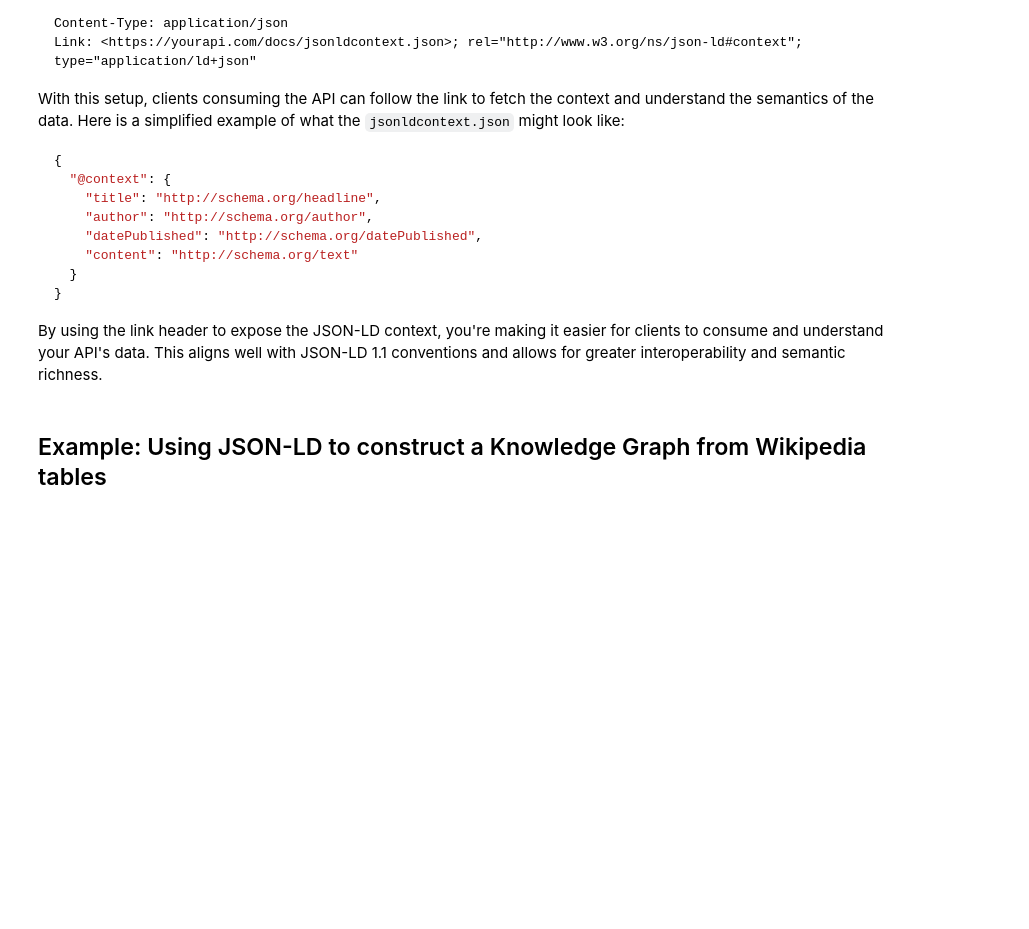
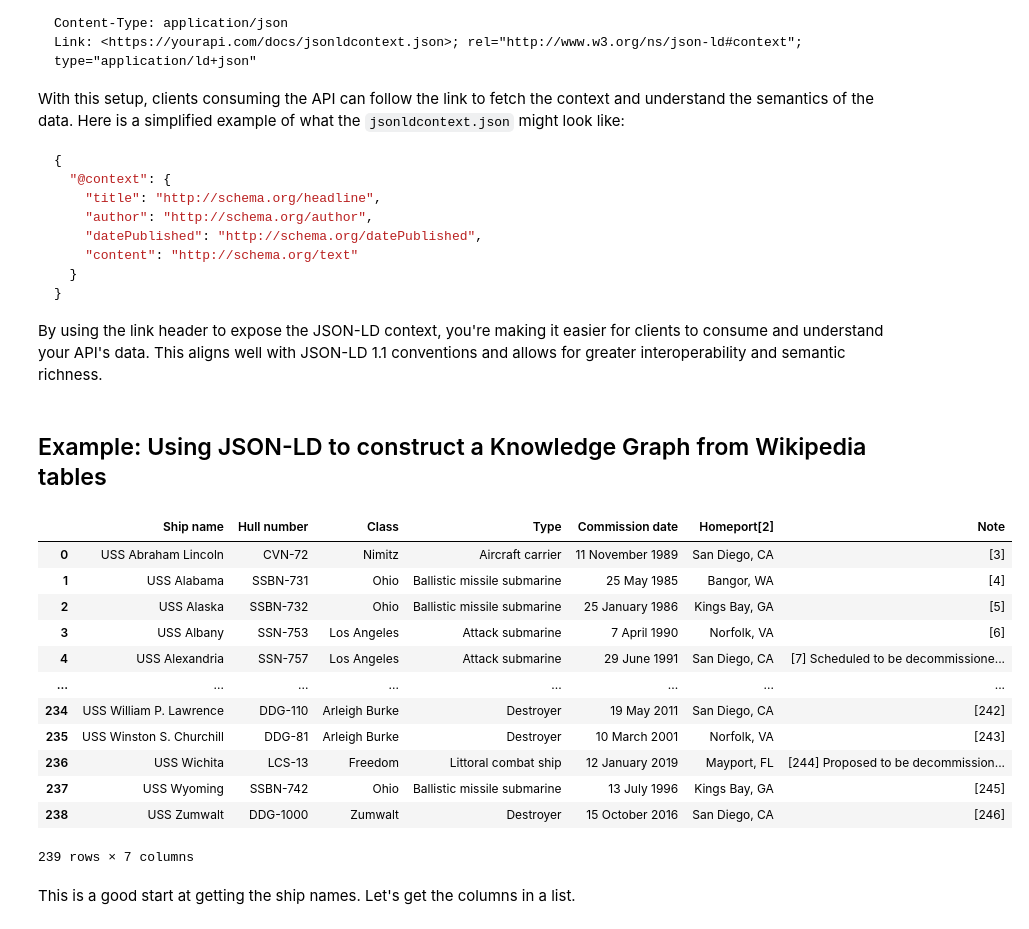
Before and after one commit to LA3D/fastkg-course, a Jupyter notebook: 02_jsonld.ipynb, the cells around one changed output. Drawn from its saved outputs; the diff is of its cells as text; code cells hidden in the pictures; blank space fills up the shorter version.

```diff
--- a/02_jsonld.ipynb
+++ b/02_jsonld.ipynb
@@ -76,3 +76,32 @@ With this setup, clients consuming the API can follow the link to fetch the cont
 By using the link header to expose the JSON-LD context, you're making it easier for clients to consume and understand your API's data. This aligns well with JSON-LD 1.1 conventions and allows for greater interoperability and semantic richness.
 # %% [markdown]
 ## Example: Using JSON-LD to construct a Knowledge Graph from Wikipedia tables
+# %%
+import requests
+from bs4 import BeautifulSoup
+
+url = "https://en.wikipedia.org/wiki/List_of_current_ships_of_the_United_States_Navy"
+response = requests.get(url)
+soup = BeautifulSoup(response.text, 'html.parser')
+table = soup.find_all("table")[0]
+# %%
+import pandas as pd
+
+df = pd.read_html(str(table))[0]
+df
+# %% [output]
+|  | Ship name | Hull number | Class | Type | Commission date | Homeport[2] | Note |
+| 0 | USS Abraham Lincoln | CVN-72 | Nimitz | Aircraft carrier | 11 November 1989 | San Diego, CA | [3] |
+| 1 | USS Alabama | SSBN-731 | Ohio | Ballistic missile submarine | 25 May 1985 | Bangor, WA | [4] |
+| 2 | USS Alaska | SSBN-732 | Ohio | Ballistic missile submarine | 25 January 1986 | Kings Bay, GA | [5] |
+| 3 | USS Albany | SSN-753 | Los Angeles | Attack submarine | 7 April 1990 | Norfolk, VA | [6] |
+| 4 | USS Alexandria | SSN-757 | Los Angeles | Attack submarine | 29 June 1991 | San Diego, CA | [7] Scheduled to be decommissione... |
+| ... | ... | ... | ... | ... | ... | ... | ... |
+| 234 | USS William P. Lawrence | DDG-110 | Arleigh Burke | Destroyer | 19 May 2011 | San Diego, CA | [242] |
+| 235 | USS Winston S. Churchill | DDG-81 | Arleigh Burke | Destroyer | 10 March 2001 | Norfolk, VA | [243] |
+| 236 | USS Wichita | LCS-13 | Freedom | Littoral combat ship | 12 January 2019 | Mayport, FL | [244] Proposed to be decommission... |
+| 237 | USS Wyoming | SSBN-742 | Ohio | Ballistic missile submarine | 13 July 1996 | Kings Bay, GA | [245] |
+| 238 | USS Zumwalt | DDG-1000 | Zumwalt | Destroyer | 15 October 2016 | San Diego, CA | [246] |
+239 rows × 7 columns
+# %% [markdown]
+This is a good start at getting the ship names. Let's get the columns in a list.
```
Also changed, not shown: parts of 3 cells of this notebook.
